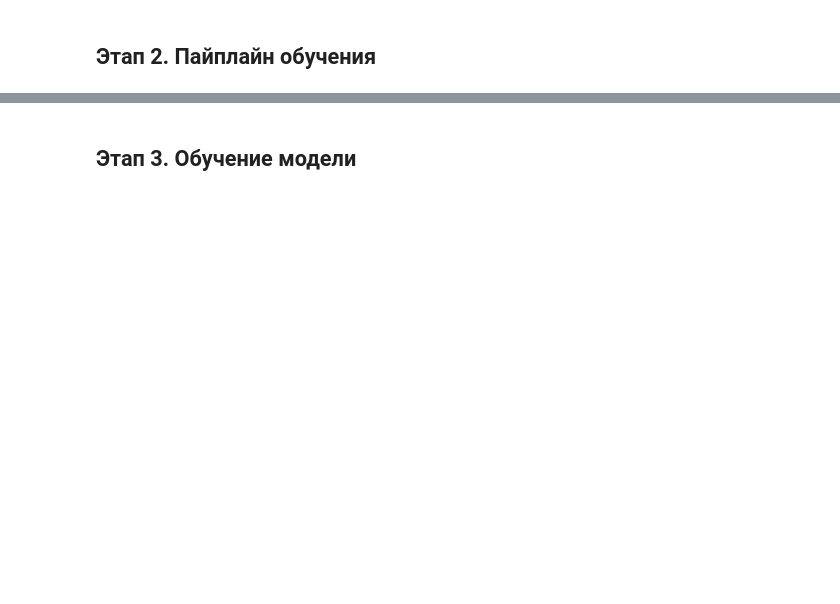
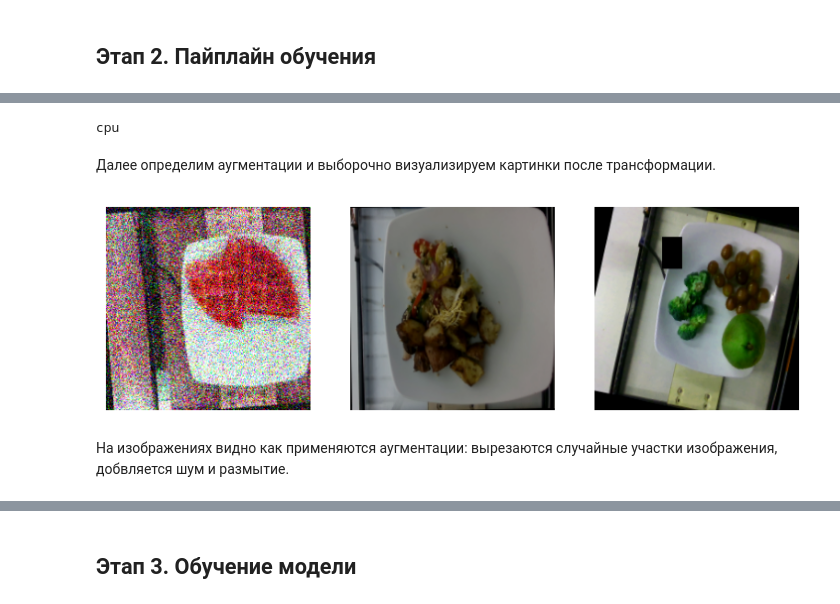
Before and after one commit to RumKam/dle-project-sprint-4, a Jupyter notebook: notebook.ipynb, the cells around one changed output, grey strips where cells are left out. Saved outputs shown, nothing was run; the diff lists cells and outputs as text; code cells hidden in the pictures; blank space fills up the shorter version.

Commit message:
debag train

```diff
--- a/notebook.ipynb
+++ b/notebook.ipynb
@@ -351,31 +390,36 @@ df_prep.to_csv(f"{PATH_CSV}/text.csv", index=False)
 # %%
-from utils import train
-
-
+# Конфигурационные параметры
 class Config:
     SEED = 42
 
+    # Текстовый энкодер для ингредиентов
     TEXT_MODEL_NAME = "bert-base-uncased"
-    IMAGE_MODEL_NAME = "tf_efficientnet_b0"
+    # Визуальный энкодер
+    IMAGE_MODEL_NAME = "resnet50"
+    TEXT_MODEL_UNFREEZE = "encoder.layer.11|pooler"
+    IMAGE_MODEL_UNFREEZE = "layer4"
 
-    TEXT_MODEL_UNFREEZE = "encoder.layer.11|pooler"
-    IMAGE_MODEL_UNFREEZE = "blocks.6|conv_head|bn2"
-
-    BATCH_SIZE = 256
+    # Параметры обучения
+    BATCH_SIZE = 64
     TEXT_LR = 3e-5
     IMAGE_LR = 1e-4
     CLASSIFIER_LR = 1e-3
     EPOCHS = 30
     DROPOUT = 0.3
     HIDDEN_DIM = 256
-    NUM_CLASSES = 4
 
+    # Для регрессии 1 выход
+    NUM_CLASSES = 1
+
+    # Пути к данным
     TRAIN_DF_PATH = "data/imdb_train.csv"
     VAL_DF_PATH = "data/imdb_val.csv"
+    TEST_DF_PATH = "data/imdb_test.csv"
     SAVE_PATH = "best_model.pth"
 
+cfg = Config()
 
 device = "cuda" if torch.cuda.is_available() else "cpu"
-cfg = Config()
-
-train(cfg, device)
+print(device)
+# %% [output]
+cpu
@@ -392,0 +426,28 @@ train_transform = A.Compose([
+# %% [markdown]
+Далее определим аугментации и выборочно визуализируем картинки после трансформации.
+# %%
+# Без Normalize и ToTensorV2 чтобы можно было визуализировать
+transforms = A.Compose([
+    A.RandomResizedCrop(size=(224,224), scale=(0.8,1.0), p=1.0),
+    A.Rotate(limit=30, p=0.7),
+    A.HorizontalFlip(p=0.5),
+    A.ColorJitter(brightness=0.2, contrast=0.2, saturation=0.2, hue=0.1, p=0.8),
+    A.GaussNoise(var_limit=(10.0,50.0), p=0.3),
+    A.CoarseDropout(max_holes=8, max_height=32, max_width=32, p=0.3),
+])
+# %%
+# Берём случайные индексы
+indices = random.sample(range(len(dataset)), 3)
+
+fig, axes = plt.subplots(1, 3, figsize=(9,3))
+for ax, idx in zip(axes, indices):
+    img_pil, label = dataset[idx]
+    img_np = np.array(img_pil)
+    augmented = transforms(image=img_np)['image']  # numpy HWC
+    ax.imshow(augmented)
+    ax.axis('off')
+plt.show()
+# %% [output]
+[figure, added]
+# %% [markdown]
+На изображениях видно как применяются аугментации: вырезаются случайные участки изображения, добвляется шум и размытие.
```
Also changed, not shown: parts of 17 cells of this notebook, 3 other files.
